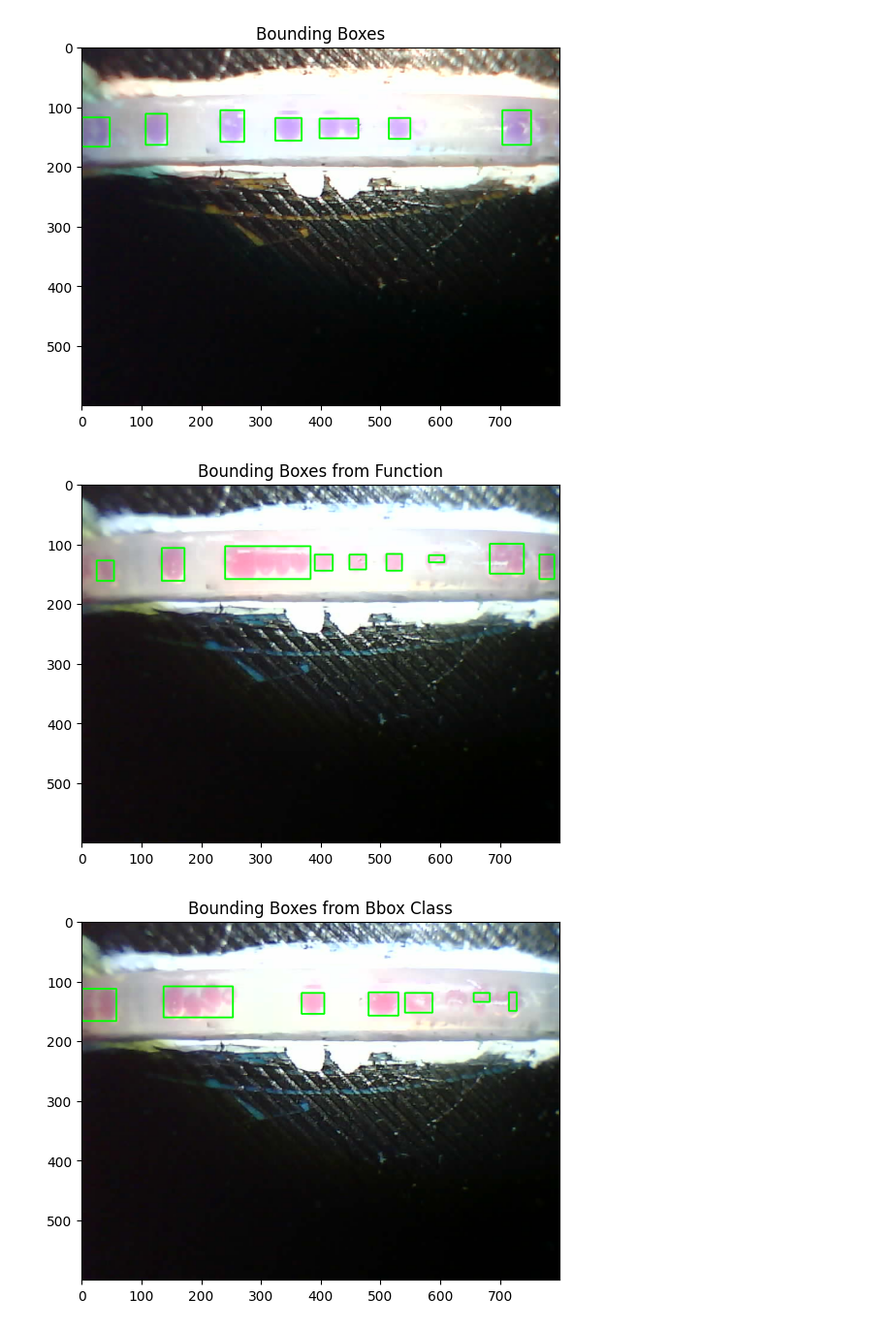
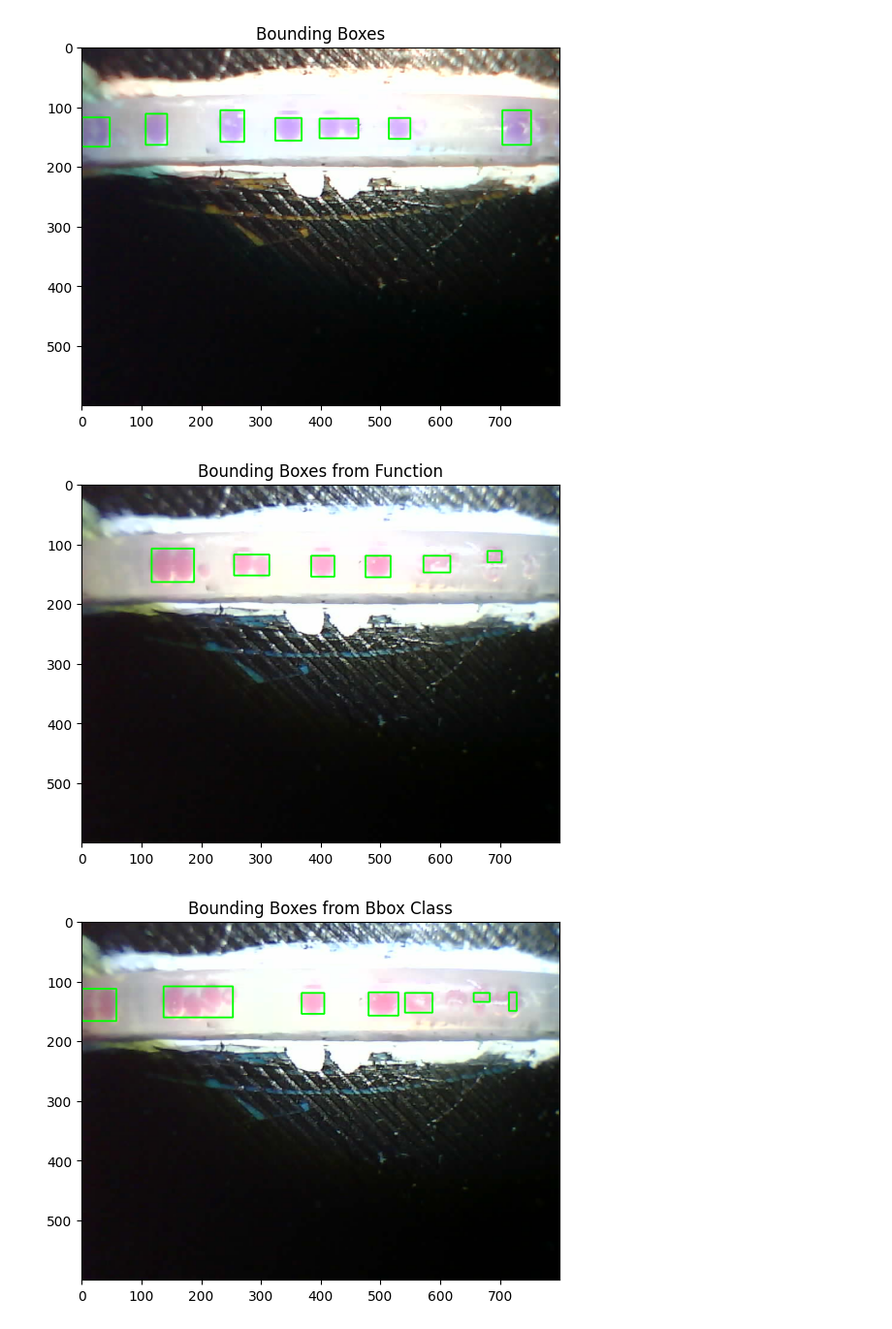
Before and after one commit to lneira19/oildrops, a Jupyter notebook: bbox_democode.ipynb, the cells around one changed output. Shown at 97% size. Drawn from its saved outputs; the diff is of its cells as text; code cells hidden in the pictures.

Commit message:
Added bounding box filtering by minarea.

```diff
--- a/bbox_democode.ipynb
+++ b/bbox_democode.ipynb
@@ -165,35 +165,38 @@ def getBoundingBoxesForImg(bgr_img):
     mask_open = cv2.morphologyEx(mask, cv2.MORPH_OPEN, opening_kernel)
 
     # Obtener contornos de la máscara
     contours, contours_img = ipbasics.getContours(mask_open)
 
     # Filtrar contornos por longitud
-    contours_filtered, contours_filtered_img = ipbasics.filterContours(mask_open, contours, mult=-0.5, mode='UP')
+    contours_filtered, contours_filtered_img = ipbasics.filterContours(mask_open, contours, mult=-1, mode='UP')
 
     # Obtener máscaras individuales para cada contorno filtrado
     list_individual_masks = ipbasics.getIndividualMasks(mask_open,contours_filtered)
 
     # Obtener bounding boxes para cada máscara individual
     list_bboxes = [ipbasics.getBoundingBox(mask) for mask in list_individual_masks]
 
+    # Filtrar bounding boxes por tamaño válido
+    list_bboxes = [bbox for bbox in list_bboxes if (bbox[0][0] - bbox[1][0])*(bbox[0][1] - bbox[1][1]) > 200]
+
     return list_bboxes
 
 # USO DE LA FUNCIÓN getBoundingBoxesForImg
 
-test_img = cv2.imread(list_files[70]) # Imagen BGR
+test_img = cv2.imread(list_files[30]) # Imagen BGR
 test_img_rgb = cv2.cvtColor(test_img, cv2.COLOR_BGR2RGB) # Convertir a RGB para matplotlib
 
 bboxes = getBoundingBoxesForImg(test_img)
 
 
 test_img_rgb_copy = test_img_rgb.copy()
 for bbox in bboxes:
     cv2.rectangle(test_img_rgb_copy, bbox[0], bbox[1], (0, 255, 0), 2)
 
 plt.imshow(test_img_rgb_copy)
 plt.title("Bounding Boxes from Function")
 plt.show()
 # %% [output]
-[figure, old version]
+[figure, new version]
 # %%
 from imgproc.bboxes import Bbox
```
Also changed, not shown: parts of 3 cells of this notebook, 1 other file.
